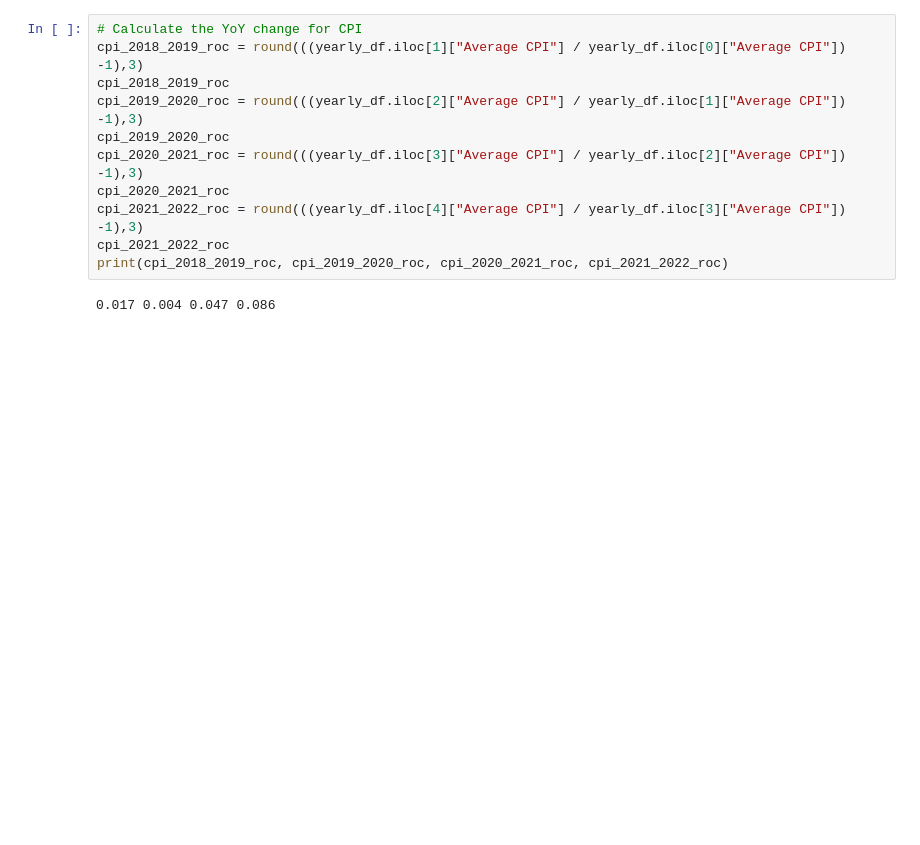
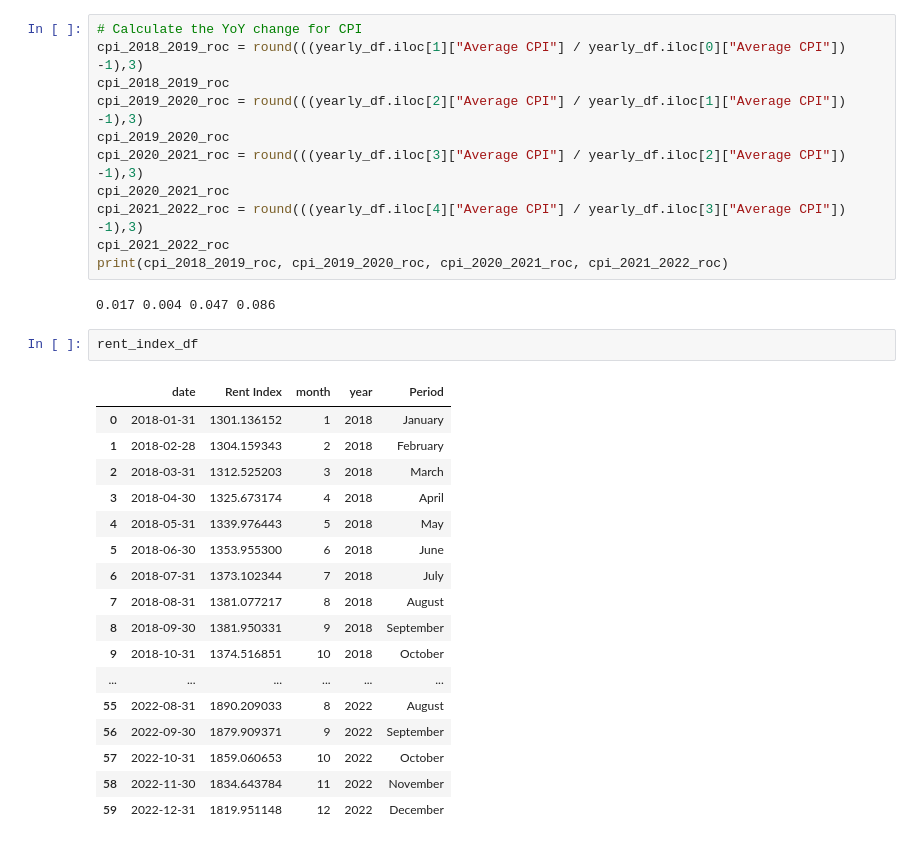
Before and after one commit to lynnlee2002/project-1, a Jupyter notebook: CODEine_project_1.ipynb, the cells around one changed output. Drawn from its saved outputs; the diff is of its cells as text; blank space fills up the shorter version.

```diff
--- a/CODEine_project_1.ipynb
+++ b/CODEine_project_1.ipynb
@@ -777,3 +864,23 @@ cpi_2021_2022_roc
 print(cpi_2018_2019_roc, cpi_2019_2020_roc, cpi_2020_2021_roc, cpi_2021_2022_roc)
 # %% [output]
 0.017 0.004 0.047 0.086
+# %%
+rent_index_df
+# %% [output]
+|  | date | Rent Index | month | year | Period |
+| 0 | 2018-01-31 | 1301.136152 | 1 | 2018 | January |
+| 1 | 2018-02-28 | 1304.159343 | 2 | 2018 | February |
+| 2 | 2018-03-31 | 1312.525203 | 3 | 2018 | March |
+| 3 | 2018-04-30 | 1325.673174 | 4 | 2018 | April |
+| 4 | 2018-05-31 | 1339.976443 | 5 | 2018 | May |
+| 5 | 2018-06-30 | 1353.955300 | 6 | 2018 | June |
+| 6 | 2018-07-31 | 1373.102344 | 7 | 2018 | July |
+| 7 | 2018-08-31 | 1381.077217 | 8 | 2018 | August |
+| 8 | 2018-09-30 | 1381.950331 | 9 | 2018 | September |
+| 9 | 2018-10-31 | 1374.516851 | 10 | 2018 | October |
+| ... | ... | ... | ... | ... | ... |
+| 55 | 2022-08-31 | 1890.209033 | 8 | 2022 | August |
+| 56 | 2022-09-30 | 1879.909371 | 9 | 2022 | September |
+| 57 | 2022-10-31 | 1859.060653 | 10 | 2022 | October |
+| 58 | 2022-11-30 | 1834.643784 | 11 | 2022 | November |
+| 59 | 2022-12-31 | 1819.951148 | 12 | 2022 | December |
```
Also changed, not shown: parts of 11 cells of this notebook.
